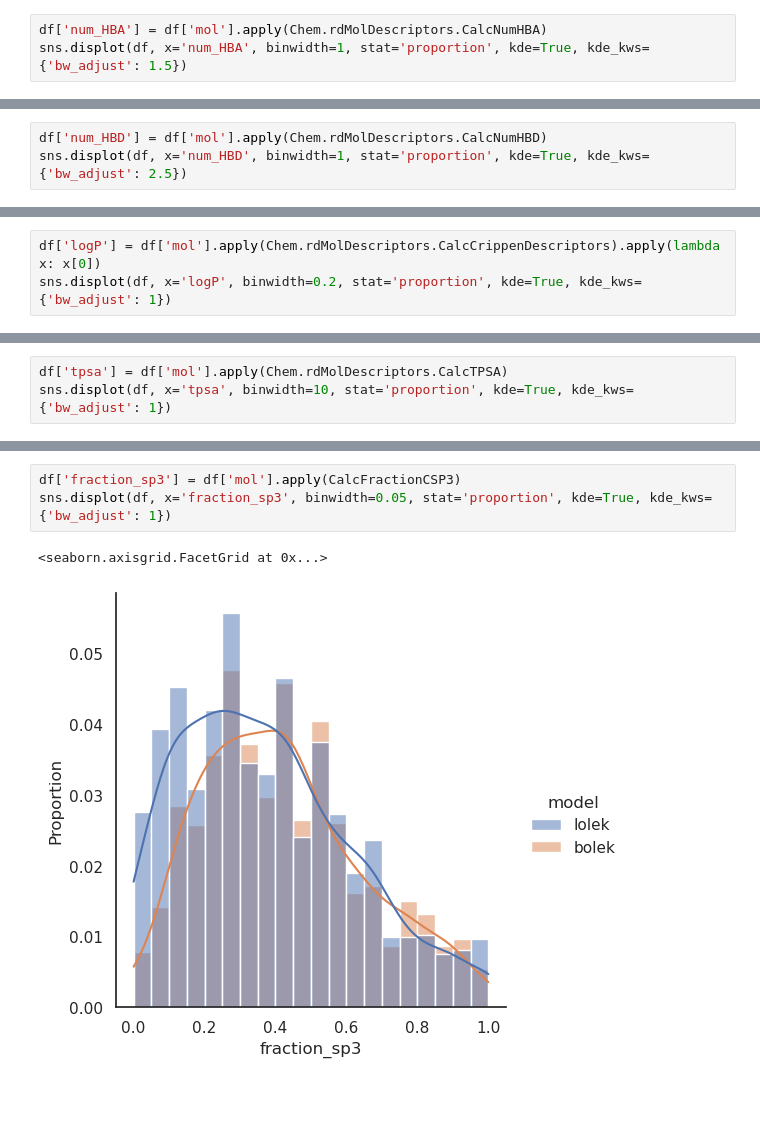
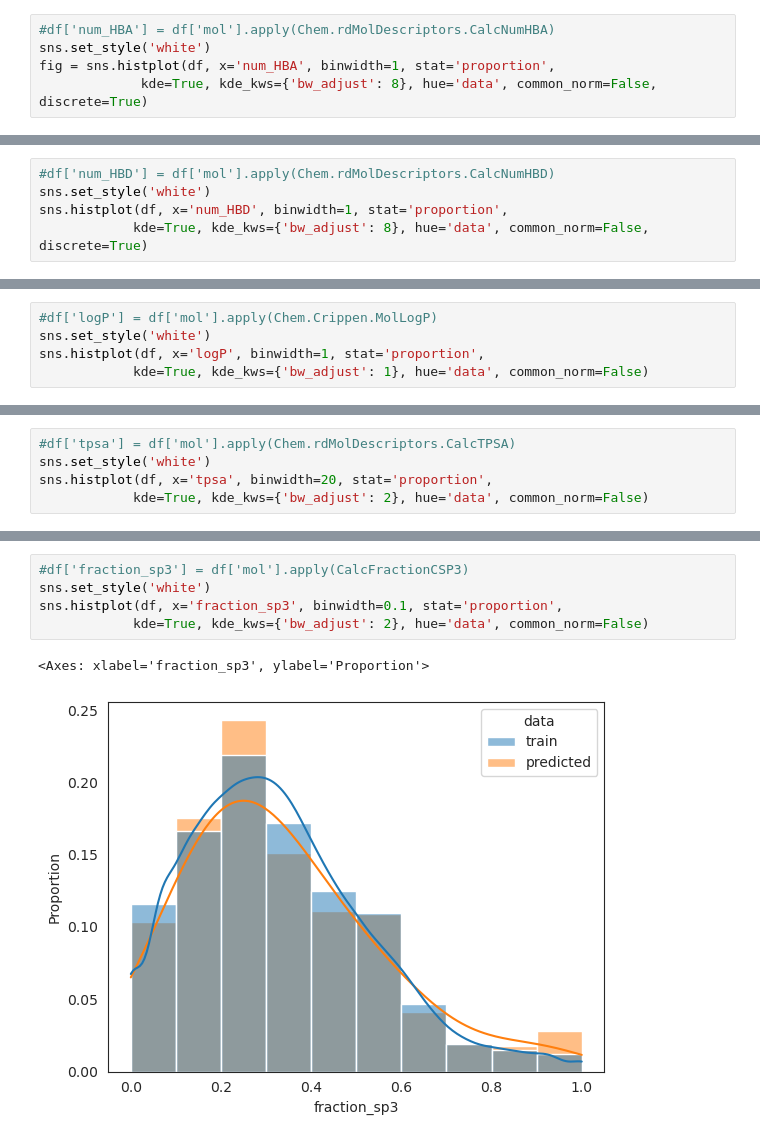
Before and after one commit to asiomchen/mldd23_project1, a Jupyter notebook: data_analysis.ipynb, the cells around one changed output, grey strips where cells are left out. Cells and saved outputs as stored; diff of their text form; blank space fills up the shorter version.

```diff
--- a/data_analysis.ipynb
+++ b/data_analysis.ipynb
@@ -32,3 +28,5 @@ df.head()
 # %%
-df['num_HBA'] = df['mol'].apply(Chem.rdMolDescriptors.CalcNumHBA)
-sns.displot(df, x='num_HBA', binwidth=1, stat='proportion', kde=True, kde_kws={'bw_adjust': 1.5})
+#df['num_HBA'] = df['mol'].apply(Chem.rdMolDescriptors.CalcNumHBA)
+sns.set_style('white')
+fig = sns.histplot(df, x='num_HBA', binwidth=1, stat='proportion',
+             kde=True, kde_kws={'bw_adjust': 8}, hue='data', common_norm=False, discrete=True)
@@ -35,4 +35,6 @@ sns.displot(df, x='num_HBA', binwidth=1, stat='proportion', kde=True, kde_kws={'
 # %%
-df['num_HBD'] = df['mol'].apply(Chem.rdMolDescriptors.CalcNumHBD)
-sns.displot(df, x='num_HBD', binwidth=1, stat='proportion', kde=True, kde_kws={'bw_adjust': 2.5})
+#df['num_HBD'] = df['mol'].apply(Chem.rdMolDescriptors.CalcNumHBD)
+sns.set_style('white')
+sns.histplot(df, x='num_HBD', binwidth=1, stat='proportion',
+            kde=True, kde_kws={'bw_adjust': 8}, hue='data', common_norm=False, discrete=True)
 # %% [output]
@@ -41,4 +43,6 @@ sns.displot(df, x='num_HBD', binwidth=1, stat='proportion', kde=True, kde_kws={'
 # %%
-df['logP'] = df['mol'].apply(Chem.rdMolDescriptors.CalcCrippenDescriptors).apply(lambda x: x[0])
-sns.displot(df, x='logP', binwidth=0.2, stat='proportion', kde=True, kde_kws={'bw_adjust': 1})
+#df['logP'] = df['mol'].apply(Chem.Crippen.MolLogP)
+sns.set_style('white')
+sns.histplot(df, x='logP', binwidth=1, stat='proportion',
+            kde=True, kde_kws={'bw_adjust': 1}, hue='data', common_norm=False)
 # %% [output]
@@ -47,4 +51,6 @@ sns.displot(df, x='logP', binwidth=0.2, stat='proportion', kde=True, kde_kws={'b
 # %%
-df['tpsa'] = df['mol'].apply(Chem.rdMolDescriptors.CalcTPSA)
-sns.displot(df, x='tpsa', binwidth=10, stat='proportion', kde=True, kde_kws={'bw_adjust': 1})
+#df['tpsa'] = df['mol'].apply(Chem.rdMolDescriptors.CalcTPSA)
+sns.set_style('white')
+sns.histplot(df, x='tpsa', binwidth=20, stat='proportion',
+            kde=True, kde_kws={'bw_adjust': 2}, hue='data', common_norm=False)
 # %% [output]
@@ -53,7 +59,9 @@ sns.displot(df, x='tpsa', binwidth=10, stat='proportion', kde=True, kde_kws={'bw
 # %%
-df['fraction_sp3'] = df['mol'].apply(CalcFractionCSP3)
-sns.displot(df, x='fraction_sp3', binwidth=0.05, stat='proportion', kde=True, kde_kws={'bw_adjust': 1})
+#df['fraction_sp3'] = df['mol'].apply(CalcFractionCSP3)
+sns.set_style('white')
+sns.histplot(df, x='fraction_sp3', binwidth=0.1, stat='proportion',
+            kde=True, kde_kws={'bw_adjust': 2}, hue='data', common_norm=False)
 # %% [output]
-<seaborn.axisgrid.FacetGrid at 0x...>
+<Axes: xlabel='fraction_sp3', ylabel='Proportion'>
-[figure, old version]
+[figure, new version]
 # %%
```
Also changed, not shown: parts of 9 cells of this notebook.
